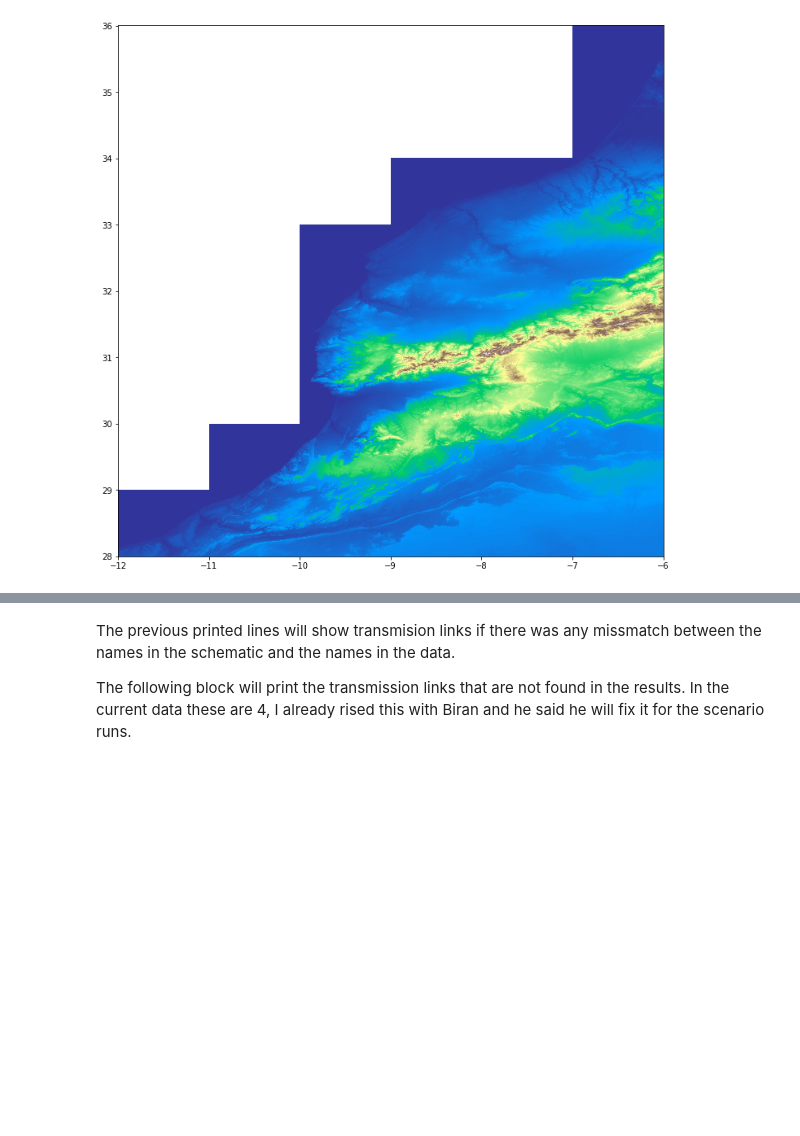
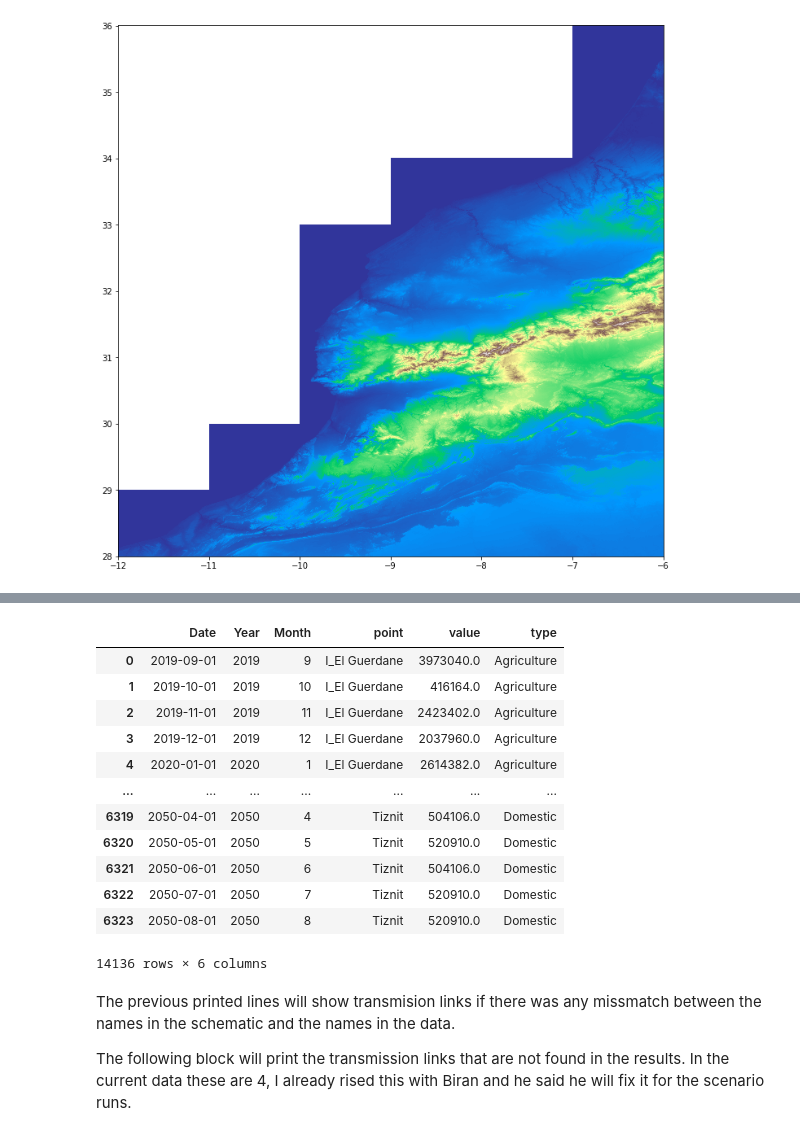
Before and after one commit to KTH-dESA/FAO, a Jupyter notebook: Souss-Massa-schematic.ipynb, the cells around one changed output, grey strips where cells are left out. Saved outputs shown, nothing was run; the diff lists cells and outputs as text; code cells hidden in the pictures; blank space fills up the shorter version.

```diff
--- a/Souss-Massa-schematic.ipynb
+++ b/Souss-Massa-schematic.ipynb
@@ -323,3 +395,19 @@ for scenario in scenarios:
+# %%
+df
+# %% [output]
+|  | Date | Year | Month | point | value | type |
+| 0 | 2019-09-01 | 2019 | 9 | I_El Guerdane | 3973040.0 | Agriculture |
+| 1 | 2019-10-01 | 2019 | 10 | I_El Guerdane | 416164.0 | Agriculture |
+| 2 | 2019-11-01 | 2019 | 11 | I_El Guerdane | 2423402.0 | Agriculture |
+| 3 | 2019-12-01 | 2019 | 12 | I_El Guerdane | 2037960.0 | Agriculture |
+| 4 | 2020-01-01 | 2020 | 1 | I_El Guerdane | 2614382.0 | Agriculture |
+| ... | ... | ... | ... | ... | ... | ... |
+| 6319 | 2050-04-01 | 2050 | 4 | Tiznit | 504106.0 | Domestic |
+| 6320 | 2050-05-01 | 2050 | 5 | Tiznit | 520910.0 | Domestic |
+| 6321 | 2050-06-01 | 2050 | 6 | Tiznit | 504106.0 | Domestic |
+| 6322 | 2050-07-01 | 2050 | 7 | Tiznit | 520910.0 | Domestic |
+| 6323 | 2050-08-01 | 2050 | 8 | Tiznit | 520910.0 | Domestic |
+14136 rows × 6 columns
 # %% [markdown]
 The previous printed lines will show transmision links if there was any missmatch between the names in the schematic and the names in the data.
 
```
Also changed, not shown: parts of 5 cells of this notebook, 3 other files.
